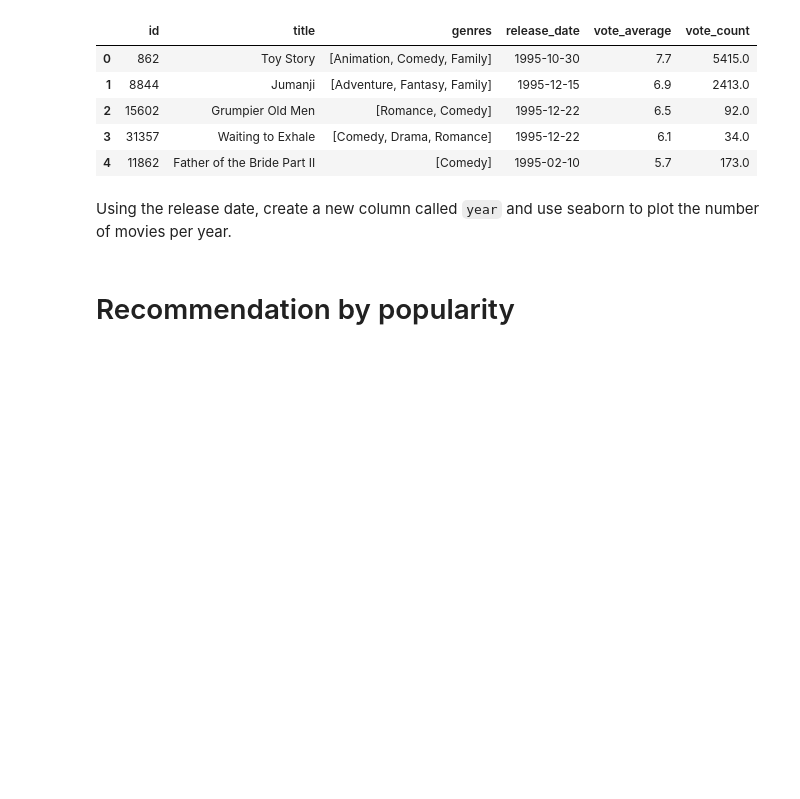
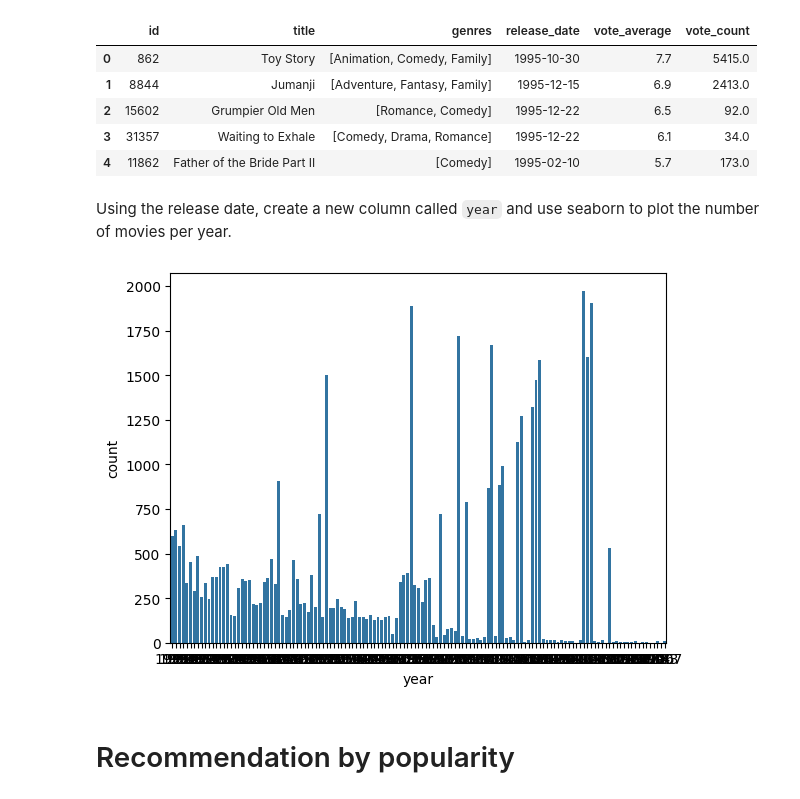
Before and after one commit to MaxMosh/AIF, a Jupyter notebook: rec_sys/recommender_systems/INSA_Reco.ipynb, the cells around one changed output. Saved outputs shown, nothing was run; the diff lists cells and outputs as text; code cells hidden in the pictures; blank space fills up the shorter version.

```diff
--- a/rec_sys/recommender_systems/INSA_Reco.ipynb
+++ b/rec_sys/recommender_systems/INSA_Reco.ipynb
@@ -86,10 +86,14 @@ Using the release date, create a new column called `year` and use seaborn to plo
 # %%
 import seaborn as sns
 import matplotlib.pyplot as plt
+import numpy as np
 
 metadata['year'] = metadata['release_date'].apply(lambda x: x.split("-")[0] if x is not np.nan else None)
+metadata['year'] = pd.to_numeric(metadata['year'])
 sns.countplot(x='year', data=metadata)
 plt.show()
+# %% [output]
+[figure, added]
 # %% [markdown]
 # Recommendation by popularity
 # %% [markdown]
```
